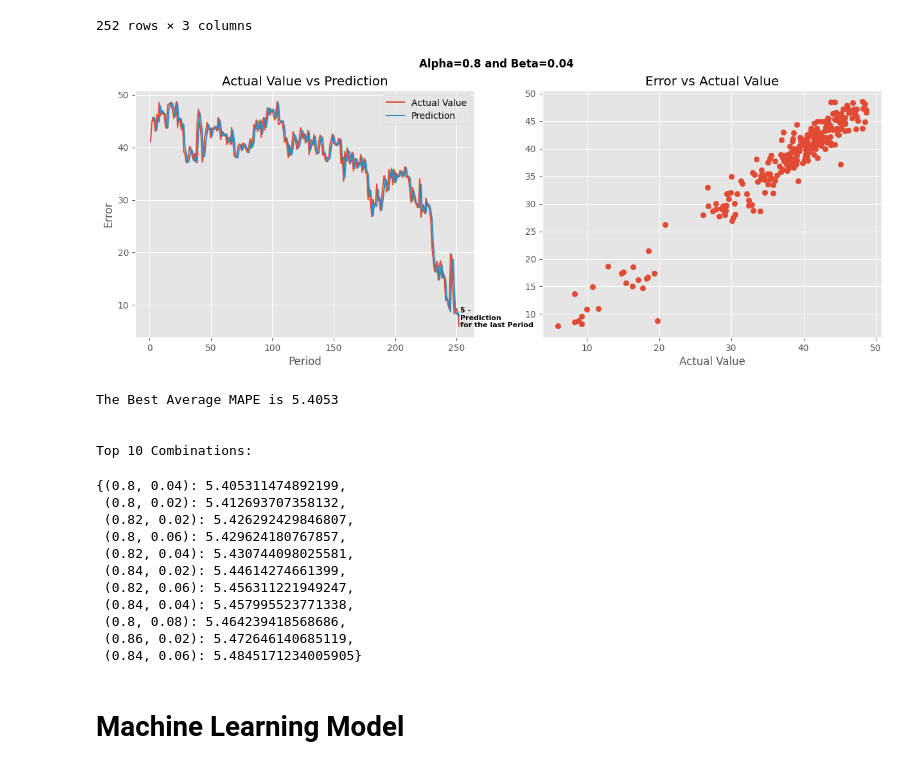
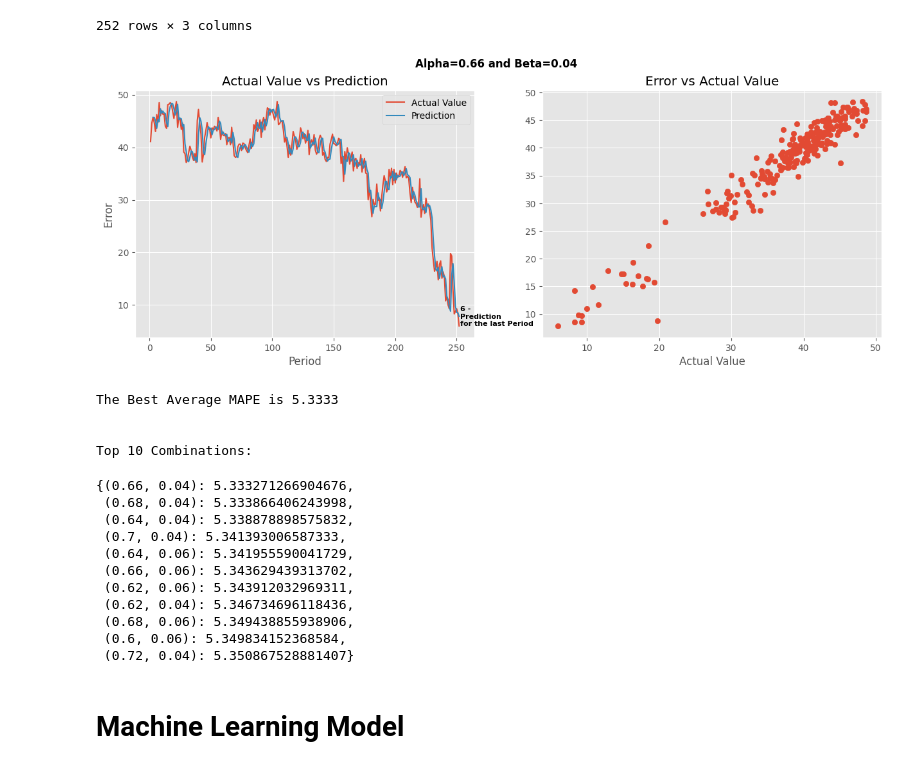
Before and after one commit to beridzeg45/Statistics, a Jupyter notebook: Quantitative Analysis Methods for Business.ipynb, the cells around one changed output. Saved outputs shown, nothing was run; the diff lists cells and outputs as text; code cells hidden in the pictures.

```diff
--- a/Quantitative Analysis Methods for Business.ipynb
+++ b/Quantitative Analysis Methods for Business.ipynb
@@ -111,51 +111,51 @@ def exponential_smoothing(alpha,beta):
     error=(df['Value']-pd.Series(FIT[:-1])).abs()
     MAPE=error/df['Value']
     avg_MAPE=MAPE.mean()*100
     avg_MAPE_dict[alpha.round(2),beta.round(2)]=avg_MAPE
 
     #visualization
-    if avg_MAPE<5.41:  #select combinations that output MAPE<5.41%
+    if avg_MAPE<5.3338:  #select combinations that output MAPE<5.3338%
         fig,(ax1,ax2)=plt.subplots(1,2,figsize=(15,5))
         ax1.plot(df['Period'],df['Value'],label='Actual Value'),ax1.plot(df['Period'],prediction,label='Prediction')
         ax1.set_title(f'Actual Value vs Prediction')
         ax1.set_xlabel('Period')
         ax1.text(len(df)+1,last_prediction,f'{int(last_prediction)} - \nPrediction\nfor the last Period',fontweight='bold',size=8)
         ax1.legend()
 
         ax2.scatter(df['Value'],prediction)
         ax2.set_title('Error vs Actual Value')
         ax2.set_xlabel('Actual Value'),ax1.set_ylabel('Error')
         plt.suptitle(f'Alpha={alpha.round(2)} and Beta={beta.round(2)}',fontweight='bold')
         plt.show()
 
         print(f'The Best Average MAPE is {(avg_MAPE).round(4)}')
     else:
         None
 
 
-for a in np.arange(0.8,1,0.02):
+for a in np.arange(0.5,1,0.02):
     for b in np.arange(0,2,0.02):
         exponential_smoothing(a,b)
 sorted_dict=dict(sorted(avg_MAPE_dict.items(), key=lambda item: item[1],reverse=False)) #from best to worst
 print('\n\nTop 10 Combinations:')
 {k:v for k,v in sorted_dict.items() if list(sorted_dict.keys()).index(k)<=10}
 # %% [output]
-[figure, old version]
+[figure, new version]
-The Best Average MAPE is 5.4053
+The Best Average MAPE is 5.3333
 
 
 Top 10 Combinations:
-{(0.8, 0.04): 5.405311474892199,
- (0.8, 0.02): 5.412693707358132,
- (0.82, 0.02): 5.426292429846807,
- (0.8, 0.06): 5.429624180767857,
- (0.82, 0.04): 5.430744098025581,
- (0.84, 0.02): 5.44614274661399,
- (0.82, 0.06): 5.456311221949247,
- (0.84, 0.04): 5.457995523771338,
- (0.8, 0.08): 5.464239418568686,
- (0.86, 0.02): 5.472646140685119,
- (0.84, 0.06): 5.4845171234005905}
+{(0.66, 0.04): 5.333271266904676,
+ (0.68, 0.04): 5.333866406243998,
+ (0.64, 0.04): 5.338878898575832,
+ (0.7, 0.04): 5.341393006587333,
+ (0.64, 0.06): 5.341955590041729,
+ (0.66, 0.06): 5.343629439313702,
+ (0.62, 0.06): 5.343912032969311,
+ (0.62, 0.04): 5.346734696118436,
+ (0.68, 0.06): 5.349438855938906,
+ (0.6, 0.06): 5.349834152368584,
+ (0.72, 0.04): 5.350867528881407}
 # %% [markdown]
 # Machine Learning Model
 # %%
```
